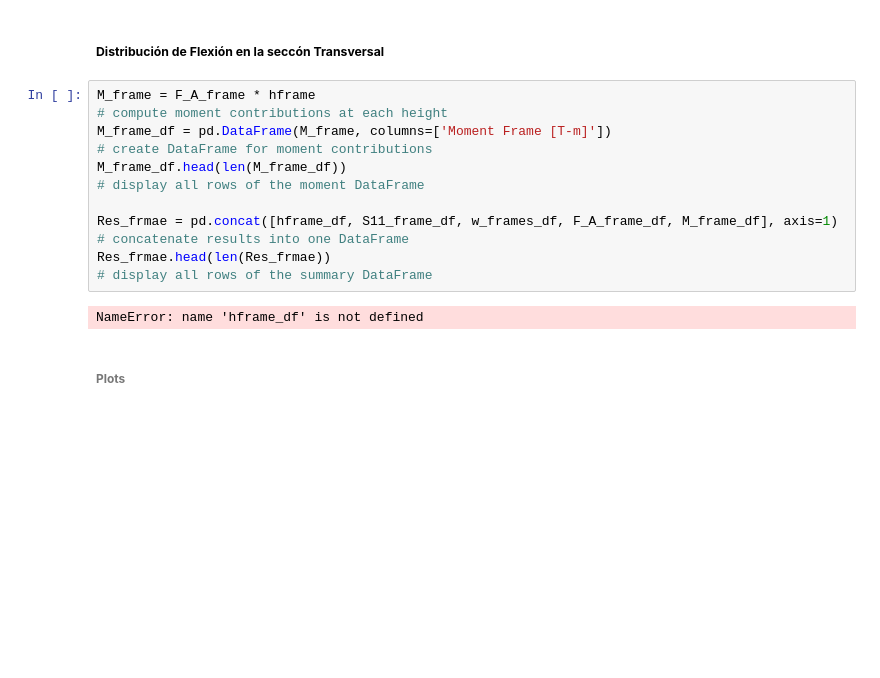
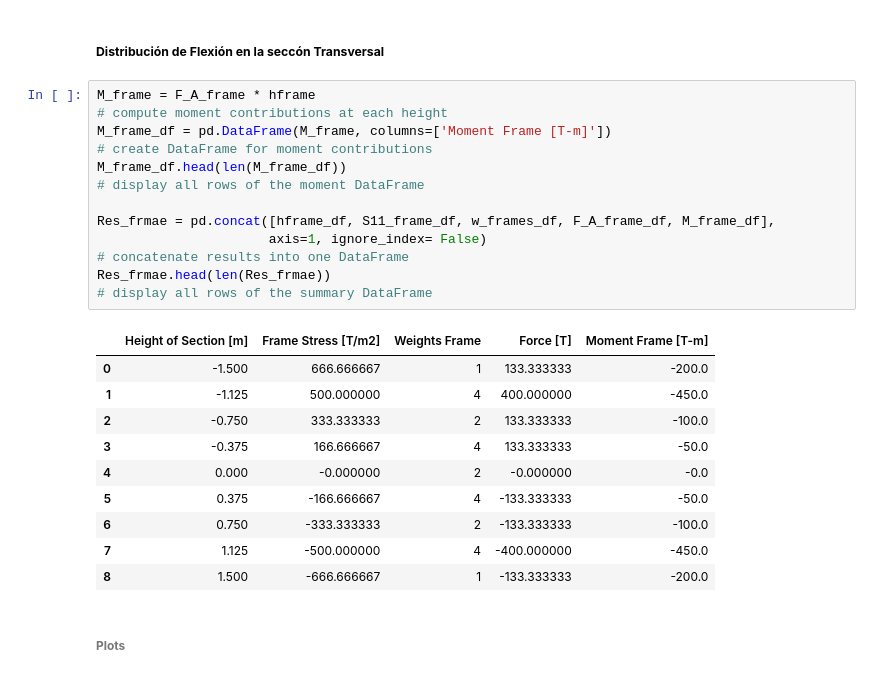
Before and after one commit to Normando1945/Repo_Computational_Methods, a Jupyter notebook: examples/Simple_FEM_processing.ipynb, the cells around one changed output. Cells and saved outputs as stored; diff of their text form; blank space fills up the shorter version.

```diff
--- a/examples/Simple_FEM_processing.ipynb
+++ b/examples/Simple_FEM_processing.ipynb
@@ -382,11 +367,21 @@ F_A_frame_df.head(len(F_A_frame))
 # %%
 M_frame = F_A_frame * hframe                                                                        # compute moment contributions at each height
 M_frame_df = pd.DataFrame(M_frame, columns=['Moment Frame [T-m]'])                                  # create DataFrame for moment contributions
 M_frame_df.head(len(M_frame_df))                                                                    # display all rows of the moment DataFrame
 
-Res_frmae = pd.concat([hframe_df, S11_frame_df, w_frames_df, F_A_frame_df, M_frame_df], axis=1)     # concatenate results into one DataFrame
+Res_frmae = pd.concat([hframe_df, S11_frame_df, w_frames_df, F_A_frame_df, M_frame_df],
+                      axis=1, ignore_index= False)                                                  # concatenate results into one DataFrame
 Res_frmae.head(len(Res_frmae))                                                                      # display all rows of the summary DataFrame
 # %% [output]
-NameError: name 'hframe_df' is not defined
+|  | Height of Section [m] | Frame Stress [T/m2] | Weights Frame | Force [T] | Moment Frame [T-m] |
+| 0 | -1.500 | 666.666667 | 1 | 133.333333 | -200.0 |
+| 1 | -1.125 | 500.000000 | 4 | 400.000000 | -450.0 |
+| 2 | -0.750 | 333.333333 | 2 | 133.333333 | -100.0 |
+| 3 | -0.375 | 166.666667 | 4 | 133.333333 | -50.0 |
+| 4 | 0.000 | -0.000000 | 2 | -0.000000 | -0.0 |
+| 5 | 0.375 | -166.666667 | 4 | -133.333333 | -50.0 |
+| 6 | 0.750 | -333.333333 | 2 | -133.333333 | -100.0 |
+| 7 | 1.125 | -500.000000 | 4 | -400.000000 | -450.0 |
+| 8 | 1.500 | -666.666667 | 1 | -133.333333 | -200.0 |
 # %% [markdown]
 ###### **Plots**
```
Also changed, not shown: parts of 7 cells of this notebook, 2 other files.
